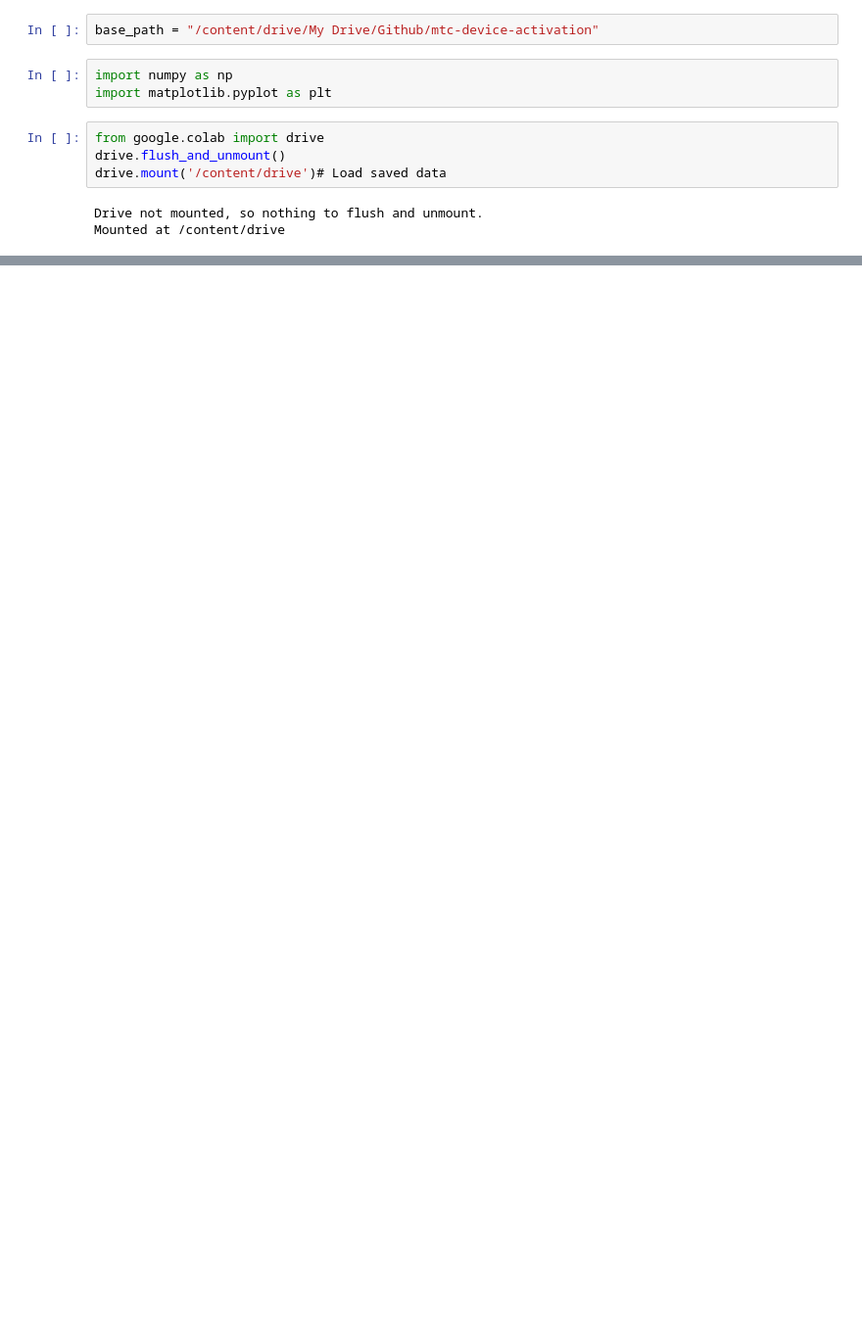
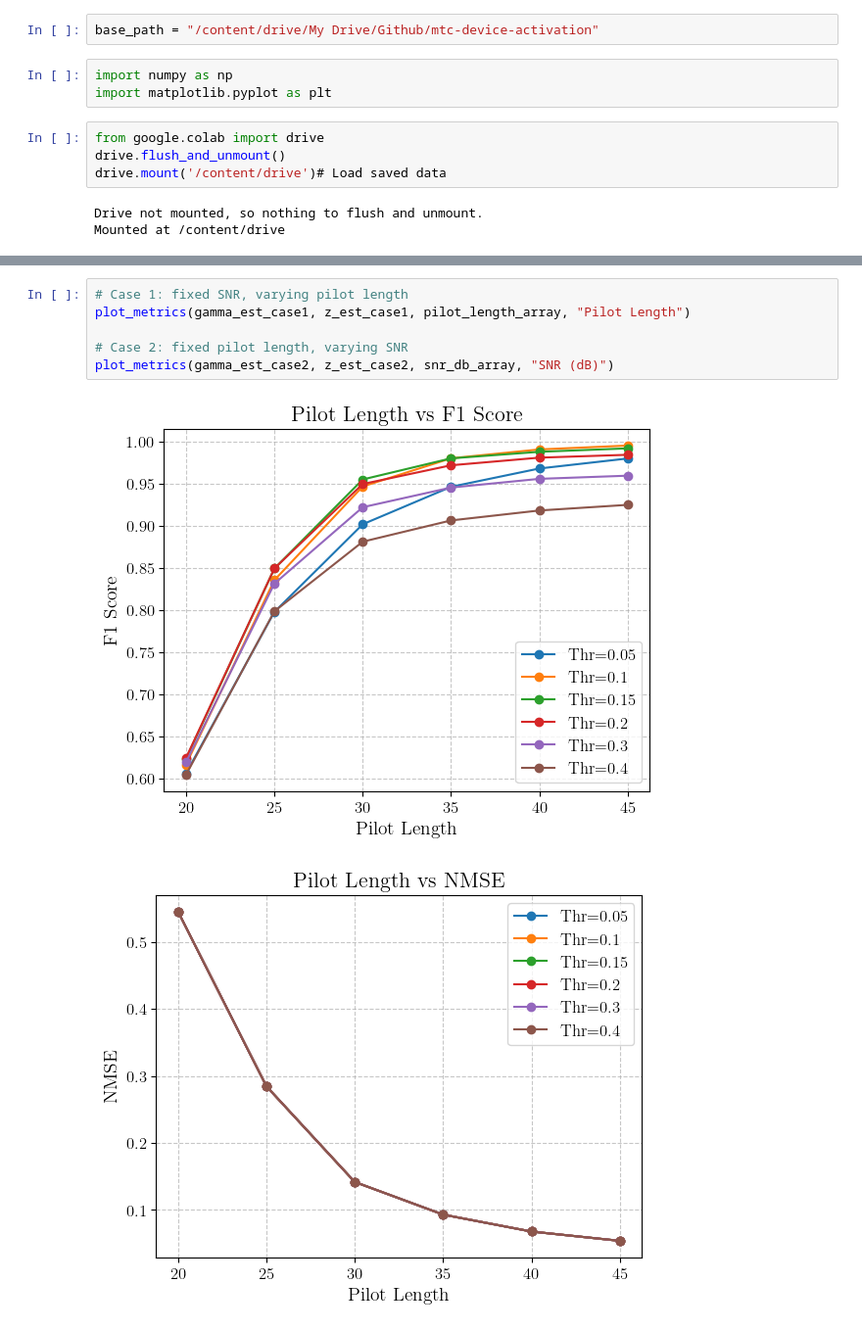
Before and after one commit to dilanka-perera/casbl-for-jadce-in-mtc, a Jupyter notebook: thresholding/casbl_thresholding.ipynb, the cells around one changed output, grey strips where cells are left out. Shown at 98% size. Cells and saved outputs as stored; diff of their text form; blank space fills up the shorter version.

```diff
--- a/thresholding/casbl_thresholding.ipynb
+++ b/thresholding/casbl_thresholding.ipynb
@@ -186,0 +212,9 @@ plt.show()
+# %%
+# Case 1: fixed SNR, varying pilot length
+plot_metrics(gamma_est_case1, z_est_case1, pilot_length_array, "Pilot Length")
+
+# Case 2: fixed pilot length, varying SNR
+plot_metrics(gamma_est_case2, z_est_case2, snr_db_array, "SNR (dB)")
+# %% [output]
+[figure, added]
+[figure, added]
```
Also changed, not shown: parts of 4 cells of this notebook, 51 other files.
